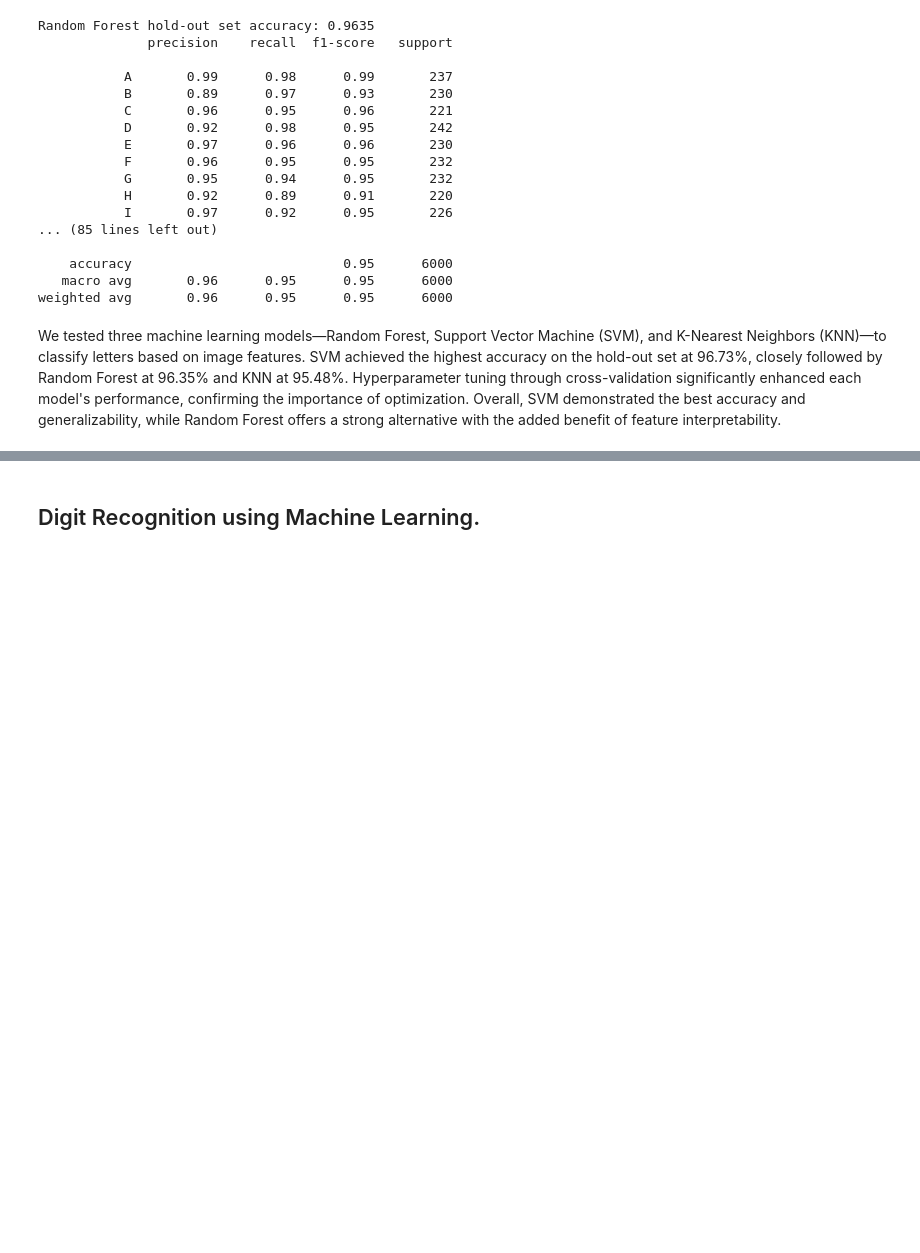
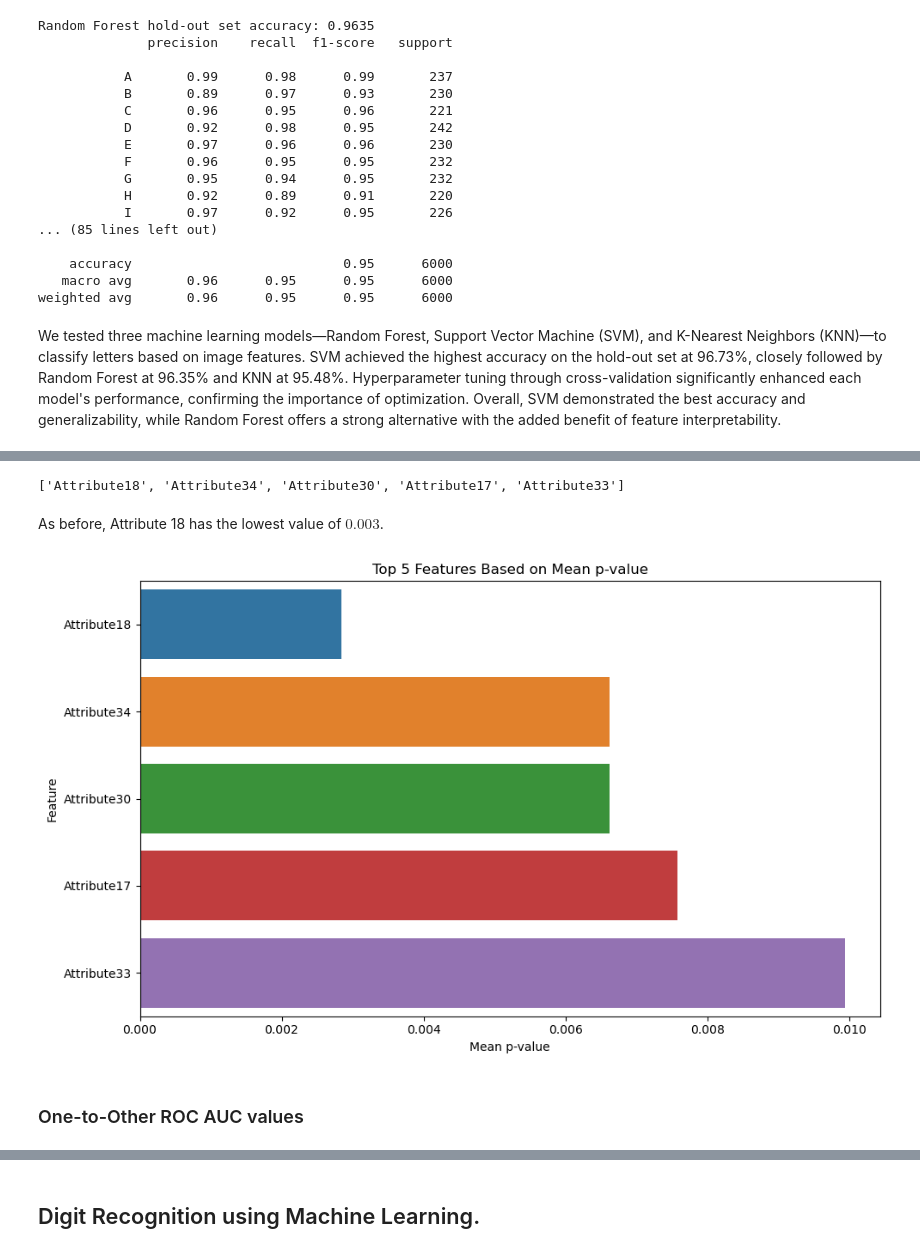
Before and after one commit to EriherSizac/MCCi-2024-Ag-Dec, a Jupyter notebook: Vision Computadora/Tareas/Tarea 3/HW3.ipynb, the cells around one changed output, grey strips where cells are left out. Drawn from its saved outputs; the diff is of its cells as text; code cells hidden in the pictures; blank space fills up the shorter version.

```diff
--- a/Vision Computadora/Tareas/Tarea 3/HW3.ipynb
+++ b/Vision Computadora/Tareas/Tarea 3/HW3.ipynb
@@ -198,0 +291,49 @@ We tested three machine learning models—Random Forest, Support Vector Machine
+# %%
+from scipy.stats import ks_2samp
+
+unique_classes = y['class'].unique()
+alpha = 0.05
+
+selected_features = []
+
+for feature_name in X.columns:
+    for target_class in unique_classes:
+
+        target_index = y[y['class'] == target_class].index
+        other_classes_index = y[y['class'] == 2].index
+
+        one_class_data = X.loc[target_class, feature_name]
+        other_classes_data = X.loc[other_classes_index, feature_name]
+
+        t_stat, p_val = ks_2samp(one_class_data,
+                                    other_classes_data)
+
+        if p_val < alpha:
+            selected_features.append((feature_name,
+                                            target_class,
+                                            p_val))
+
+selected_features_ks = pd.DataFrame(selected_features,
+                                    columns=['Feature', 'Class', 'p-value'])
+
+mean_p_values = selected_features_ks.groupby('Feature')['p-value'].mean().reset_index()
+mean_p_values_sorted = mean_p_values.sort_values(by='p-value')
+
+features_ks= mean_p_values_sorted['Feature'].head(5).tolist()
+features_ks
+# %% [output]
+['Attribute18', 'Attribute34', 'Attribute30', 'Attribute17', 'Attribute33']
+# %% [markdown]
+As before, Attribute 18 has the lowest value of $0.003$.
+# %%
+plt.figure(figsize=(10, 6))
+sns.barplot(x='p-value', y='Feature', data=mean_p_values_sorted.head(5), hue='Feature')
+plt.title('Top 5 Features Based on Mean p-value')
+plt.xlabel('Mean p-value')
+plt.ylabel('Feature')
+plt.tight_layout()
+plt.show()
+# %% [output]
+[figure, added]
+# %% [markdown]
+### One-to-Other ROC AUC values
```
Also changed, not shown: parts of 44 cells of this notebook.
